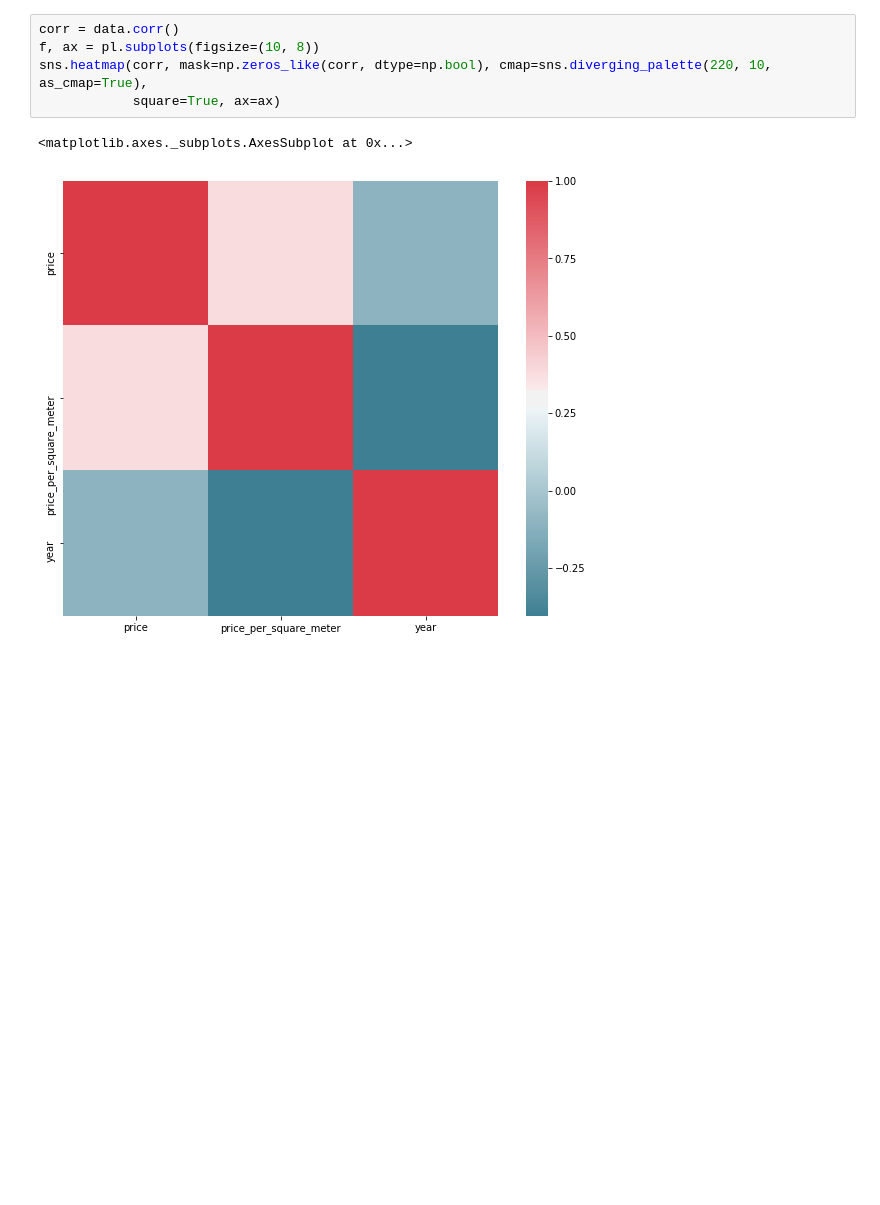
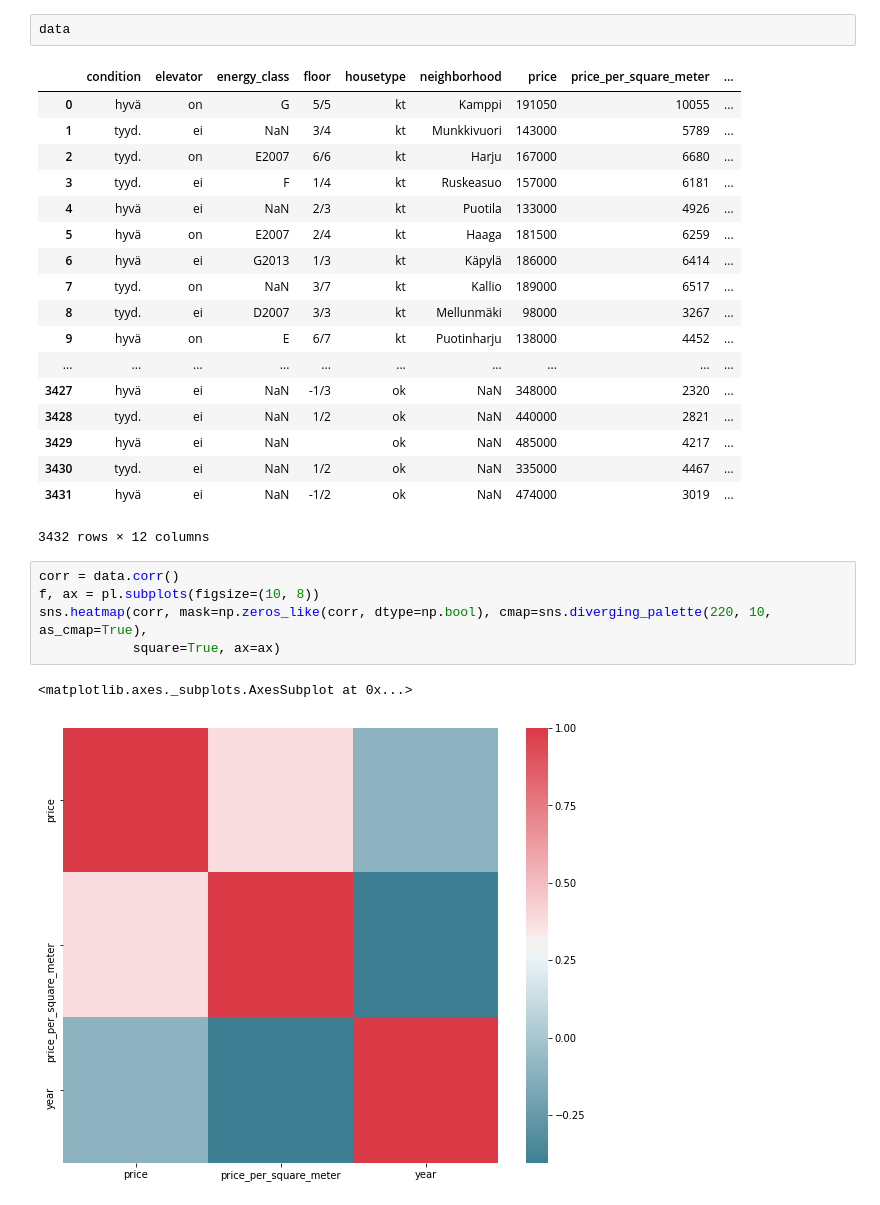
Before and after one commit to kaleaht/house-prices, a Jupyter notebook: sexy_book.ipynb, the cells around one changed output. Saved outputs shown, nothing was run; the diff lists cells and outputs as text; blank space fills up the shorter version.

```diff
--- a/sexy_book.ipynb
+++ b/sexy_book.ipynb
@@ -27,3 +35,24 @@ data.plot.scatter(x='year', y='price_per_square_meter')
+# %%
+data
+# %% [output]
+|  | condition | elevator | energy_class | floor | housetype | neighborhood | price | price_per_square_meter | ... |
+| 0 | hyvä | on | G | 5/5 | kt | Kamppi | 191050 | 10055 | ... |
+| 1 | tyyd. | ei | NaN | 3/4 | kt | Munkkivuori | 143000 | 5789 | ... |
+| 2 | tyyd. | on | E2007 | 6/6 | kt | Harju | 167000 | 6680 | ... |
+| 3 | tyyd. | ei | F | 1/4 | kt | Ruskeasuo | 157000 | 6181 | ... |
+| 4 | hyvä | ei | NaN | 2/3 | kt | Puotila | 133000 | 4926 | ... |
+| 5 | hyvä | on | E2007 | 2/4 | kt | Haaga | 181500 | 6259 | ... |
+| 6 | hyvä | ei | G2013 | 1/3 | kt | Käpylä | 186000 | 6414 | ... |
+| 7 | tyyd. | on | NaN | 3/7 | kt | Kallio | 189000 | 6517 | ... |
+| 8 | tyyd. | ei | D2007 | 3/3 | kt | Mellunmäki | 98000 | 3267 | ... |
+| 9 | hyvä | on | E | 6/7 | kt | Puotinharju | 138000 | 4452 | ... |
+| ... | ... | ... | ... | ... | ... | ... | ... | ... | ... |
+| 3427 | hyvä | ei | NaN | -1/3 | ok | NaN | 348000 | 2320 | ... |
+| 3428 | tyyd. | ei | NaN | 1/2 | ok | NaN | 440000 | 2821 | ... |
+| 3429 | hyvä | ei | NaN |  | ok | NaN | 485000 | 4217 | ... |
+| 3430 | tyyd. | ei | NaN | 1/2 | ok | NaN | 335000 | 4467 | ... |
+| 3431 | hyvä | ei | NaN | -1/2 | ok | NaN | 474000 | 3019 | ... |
+3432 rows × 12 columns
 # %%
 corr = data.corr()
 f, ax = pl.subplots(figsize=(10, 8))
```
Also changed, not shown: parts of 8 cells of this notebook.
